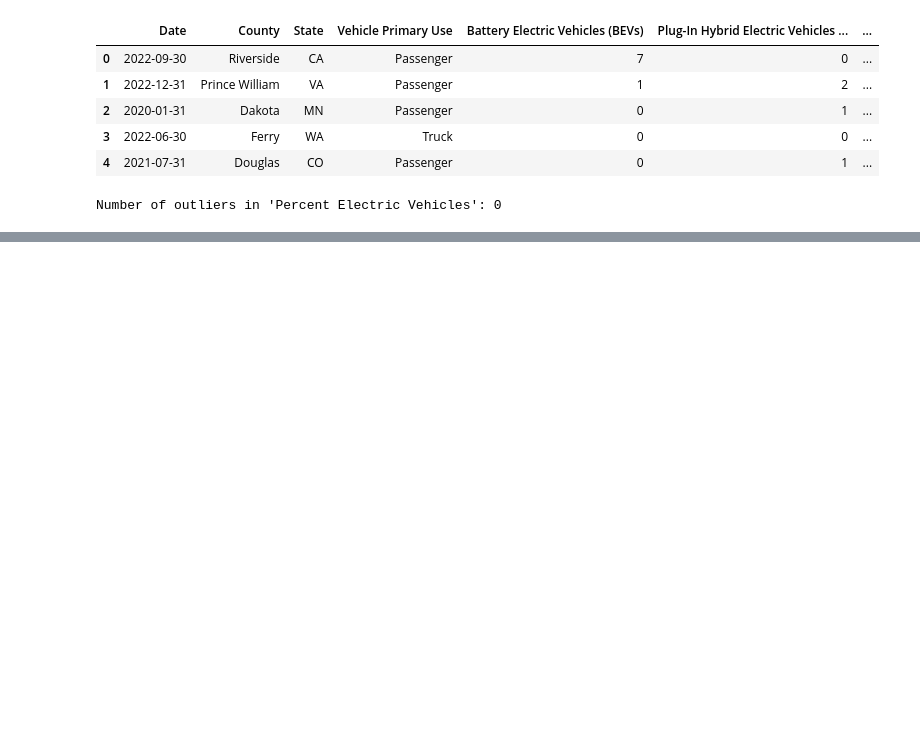
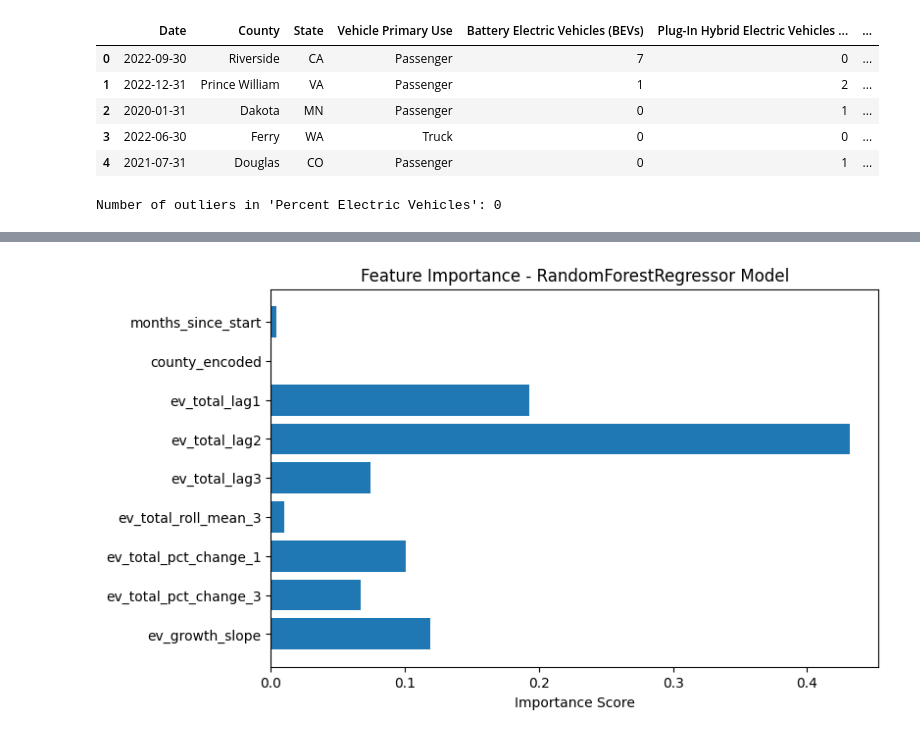
Before and after one commit to lavanyamr0306/electric_vechile_demand_prediction, a Jupyter notebook: electric_vechile_predictions.ipynb, the cells around one changed output, grey strips where cells are left out. Drawn from its saved outputs; the diff is of its cells as text; code cells hidden in the pictures; blank space fills up the shorter version.

```diff
--- a/electric_vechile_predictions.ipynb
+++ b/electric_vechile_predictions.ipynb
@@ -121,0 +300,32 @@ Number of outliers in 'Percent Electric Vehicles': 0
+# %%
+
+# Define param distribution
+param_dist = {
+    'n_estimators': [100, 150, 200, 250],
+    'max_depth': [None, 5, 10, 15],
+    'min_samples_split': [2, 4, 6, 8],
+    'min_samples_leaf': [1, 2, 3],
+    'max_features': ['sqrt', 'log2', None]
+}
+
+# Base model
+rf = RandomForestRegressor(random_state=42)
+
+# Randomized Search
+random_search = RandomizedSearchCV(
+    estimator=rf,
+    param_distributions=param_dist,
+    n_iter=30,  # 30 random combos
+    scoring='r2',
+    cv=3,
+    n_jobs=-1,
+    verbose=1,
+    random_state=42
+)
+
+# Fit model
+random_search.fit(X_train, y_train)
+
+# Best model
+model = random_search.best_estimator_
+print("Best Parameters:", random_search.best_params_)
@@ -121,0 +430,14 @@ Number of outliers in 'Percent Electric Vehicles': 0
+# %%
+# Corrected the attribute name from get_feature_importance() to feature_importances_
+importances = model.feature_importances_
+
+# Plot feature importance
+plt.figure(figsize=(8,5))
+plt.barh(features, importances)
+plt.xlabel('Importance Score')
+# Updated the title to reflect that the model is RandomForestRegressor
+plt.title('Feature Importance - RandomForestRegressor Model')
+plt.gca().invert_yaxis()  # Highest importance on top
+plt.show()
+# %% [output]
+[figure, added]
```
Also changed, not shown: parts of 28 cells of this notebook.
